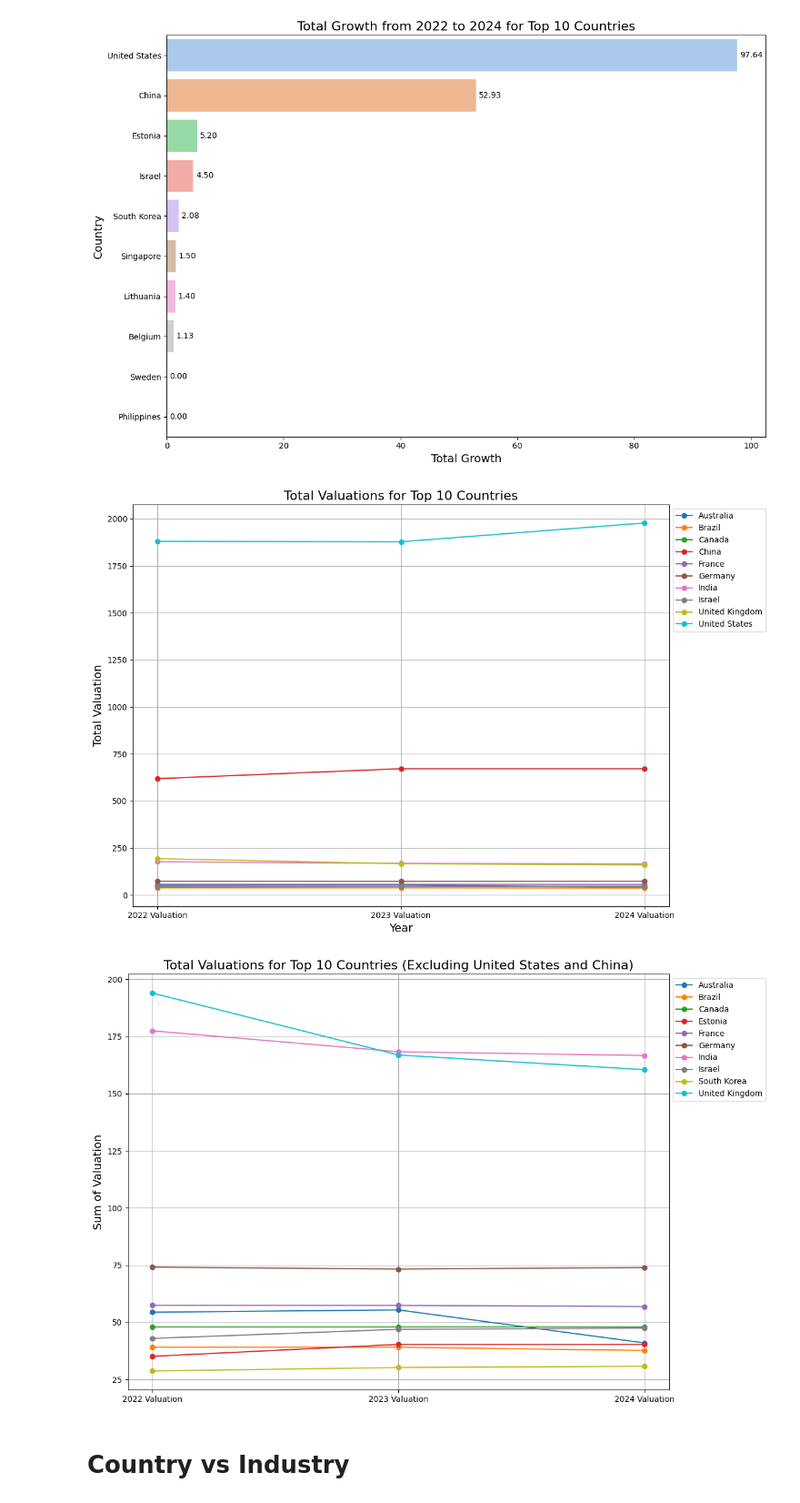
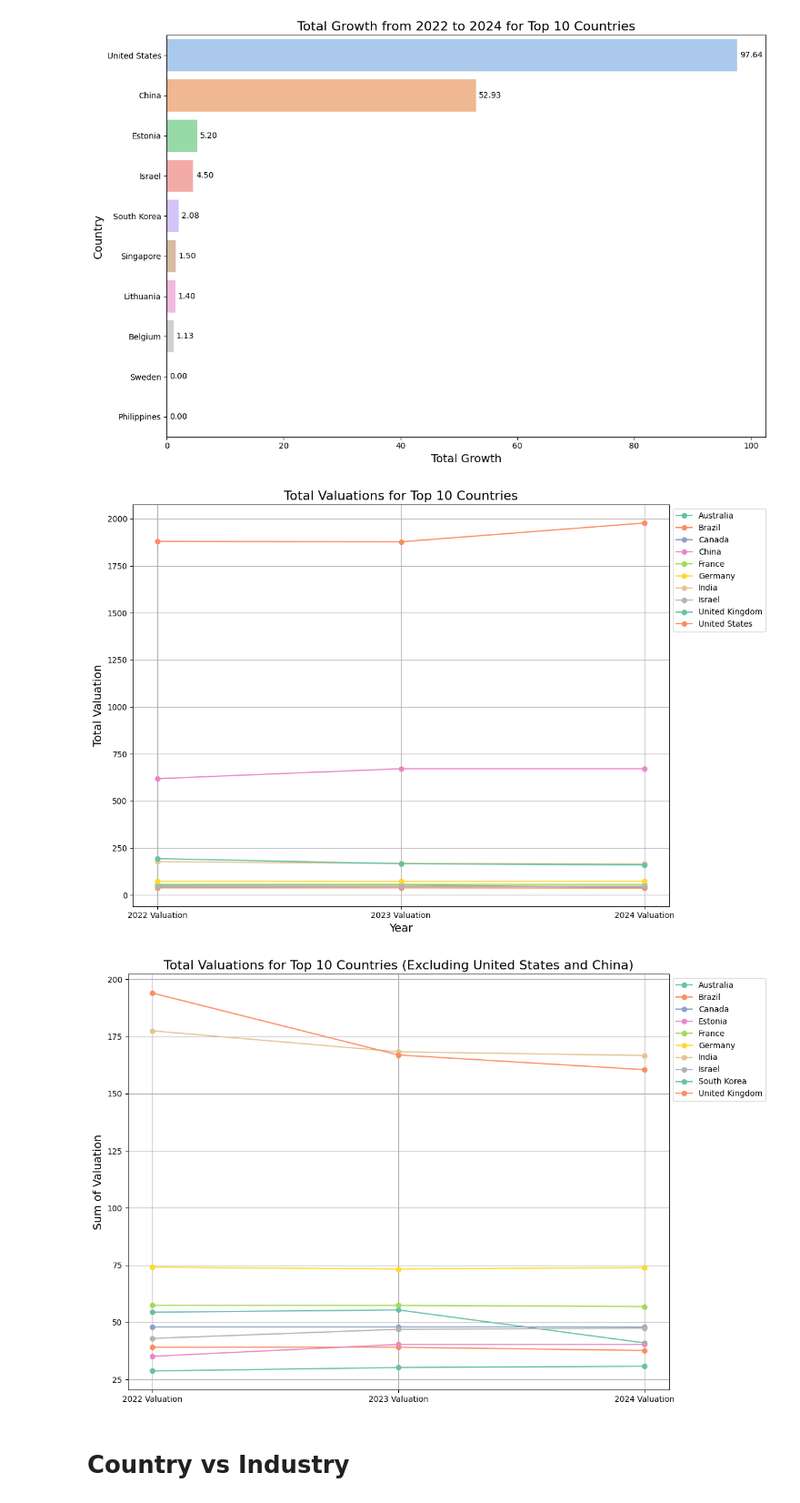
Before and after one commit to lanahuyen/Group_Project_1, a Jupyter notebook: otybaasandorj/Unicorn_oty_condensed.ipynb, the cells around one changed output. Shown: that part at 91% size. Drawn from its saved outputs; the diff is of its cells as text; code cells hidden in the pictures.

```diff
--- a/otybaasandorj/Unicorn_oty_condensed.ipynb
+++ b/otybaasandorj/Unicorn_oty_condensed.ipynb
@@ -185,12 +185,15 @@ filtered_data = new_growth_df[new_growth_df['Country'].isin(top_20_countries)]
 # Group by country and aggregate sum of valuations for the top 20 countries
 country_valuations_top_20 = filtered_data.groupby('Country')[['2022 Valuation', '2023 Valuation', '2024 Valuation']].sum()
 
-# Plotting
+# Define a custom color palette
+custom_palette = sns.color_palette("Set2", len(country_valuations_top_20.index))  # Adjust palette size as needed
+
 plt.figure(figsize=(12, 8))
 
-# Plot each country's sum of valuations as a line
-for country in country_valuations_top_20.index:
-    plt.plot(country_valuations_top_20.columns, country_valuations_top_20.loc[country], marker='o', label=country)
+# Plot each country's sum of valuations as a line with custom colors
+for i, country in enumerate(country_valuations_top_20.index):
+    plt.plot(country_valuations_top_20.columns, country_valuations_top_20.loc[country],
+             marker='o', label=country, color=custom_palette[i])
 
 # Customize labels, title, and ticks
 plt.xlabel('Year', fontsize=14)
@@ -202,46 +205,49 @@ plt.legend(loc='upper left', bbox_to_anchor=(1, 1))  # Adjust legend position
 plt.grid(True)  # Add grid lines for better readability
 
 plt.tight_layout()
-plt.savefig("Images/2022-23-24graph")
+plt.savefig("Images/2022-23-24graph.png")
 plt.show()
 # %% [output]
-[figure, old version]
+[figure, new version]
 # %%
 # Step 1: Filter out the United States and China
 filtered_df_no_us_china = new_growth_df[(new_growth_df['Country'] != 'United States') & (new_growth_df['Country'] != 'China')]
 
 # Step 2: Group by country and aggregate sum of valuations for 2022, 2023, and 2024
 country_sum_valuations_no_us_china = filtered_df_no_us_china.groupby('Country')[['2022 Valuation', '2023 Valuation', '2024 Valuation']].sum()
 
 # Step 3: Select top 10 countries by sum of valuations
 top_10_countries_no_us_china = country_sum_valuations_no_us_china.sum(axis=1).nlargest(10).index
 
 # Step 4: Filter the original data to include only the top 10 countries
 filtered_data_no_us_china_top_10 = new_growth_df[new_growth_df['Country'].isin(top_10_countries_no_us_china)]
 
 # Step 5: Group by country and aggregate sum of valuations for the top 10 countries
 country_valuations_top_10_no_us_china = filtered_data_no_us_china_top_10.groupby('Country')[['2022 Valuation', '2023 Valuation', '2024 Valuation']].sum()
 
-# Plotting
+# Define a custom color palette
+custom_palette = sns.color_palette("Set2", len(country_valuations_top_10_no_us_china.index))  # Adjust palette size as needed
+
 plt.figure(figsize=(12, 8))
 
-# Plot each country's sum of valuations as a line
-for country in country_valuations_top_10_no_us_china.index:
-    plt.plot(country_valuations_top_10_no_us_china.columns, country_valuations_top_10_no_us_china.loc[country], marker='o', label=country)
+# Plot each country's sum of valuations as a line with custom colors
+for i, country in enumerate(country_valuations_top_10_no_us_china.index):
+    plt.plot(country_valuations_top_10_no_us_china.columns, country_valuations_top_10_no_us_china.loc[country],
+             marker='o', label=country, color=custom_palette[i])
 
 # Customize labels, title, and ticks
 plt.ylabel('Sum of Valuation', fontsize=14)
 plt.title('Total Valuations for Top 10 Countries (Excluding United States and China)', fontsize=16)
 plt.xticks(country_valuations_top_10_no_us_china.columns)
 plt.legend(loc='upper left', bbox_to_anchor=(1, 1))  # Adjust legend position
 
 plt.grid(True)  # Add grid lines for better readability
 
 plt.tight_layout()
 plt.savefig("Images/2022-23-24graph_no_us_china.png")
 plt.show()
 # %% [output]
-[figure, old version]
+[figure, new version]
 # %% [markdown]
 # Country vs Industry
 # %%
```
Also changed, not shown: parts of 2 cells of this notebook, 6 other files.
